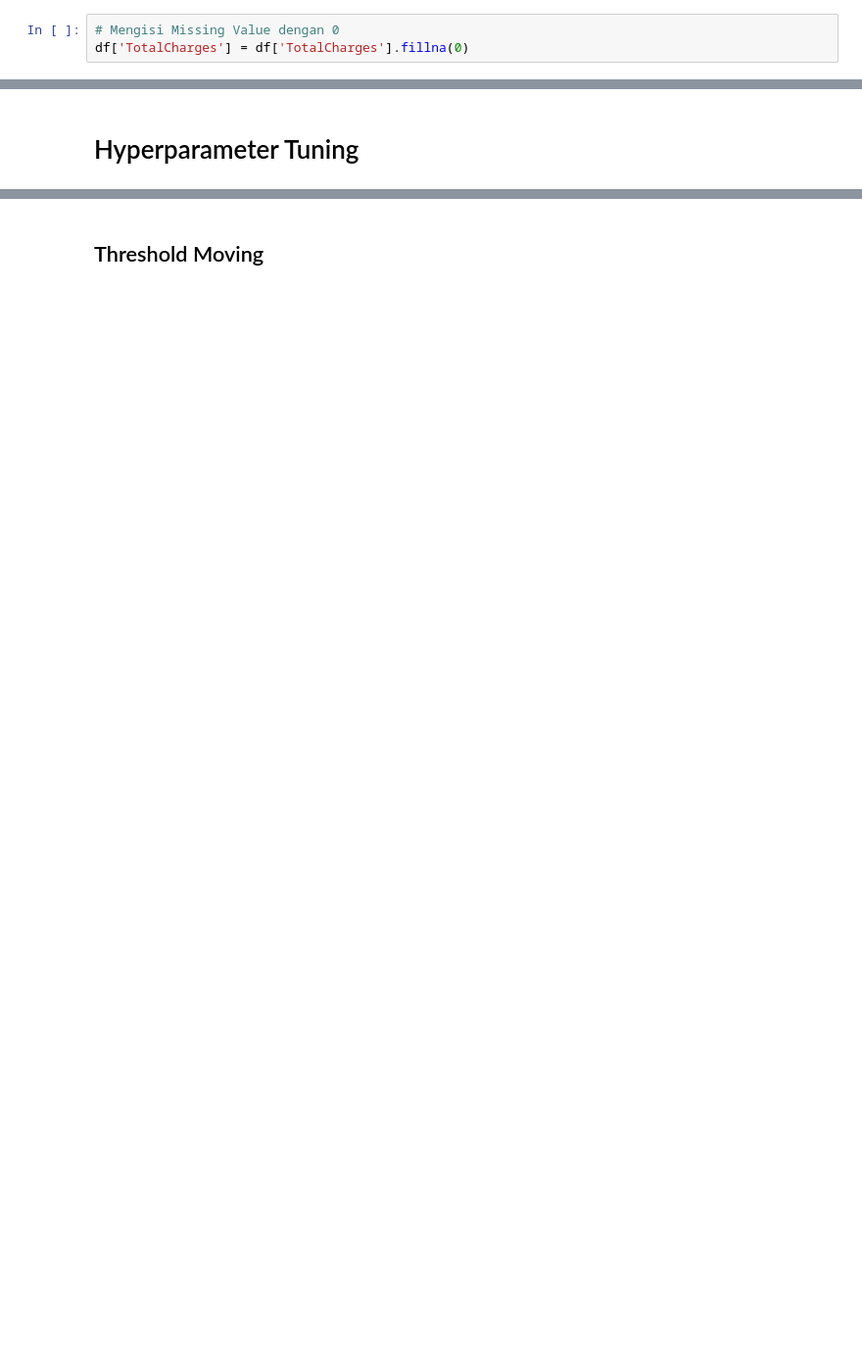
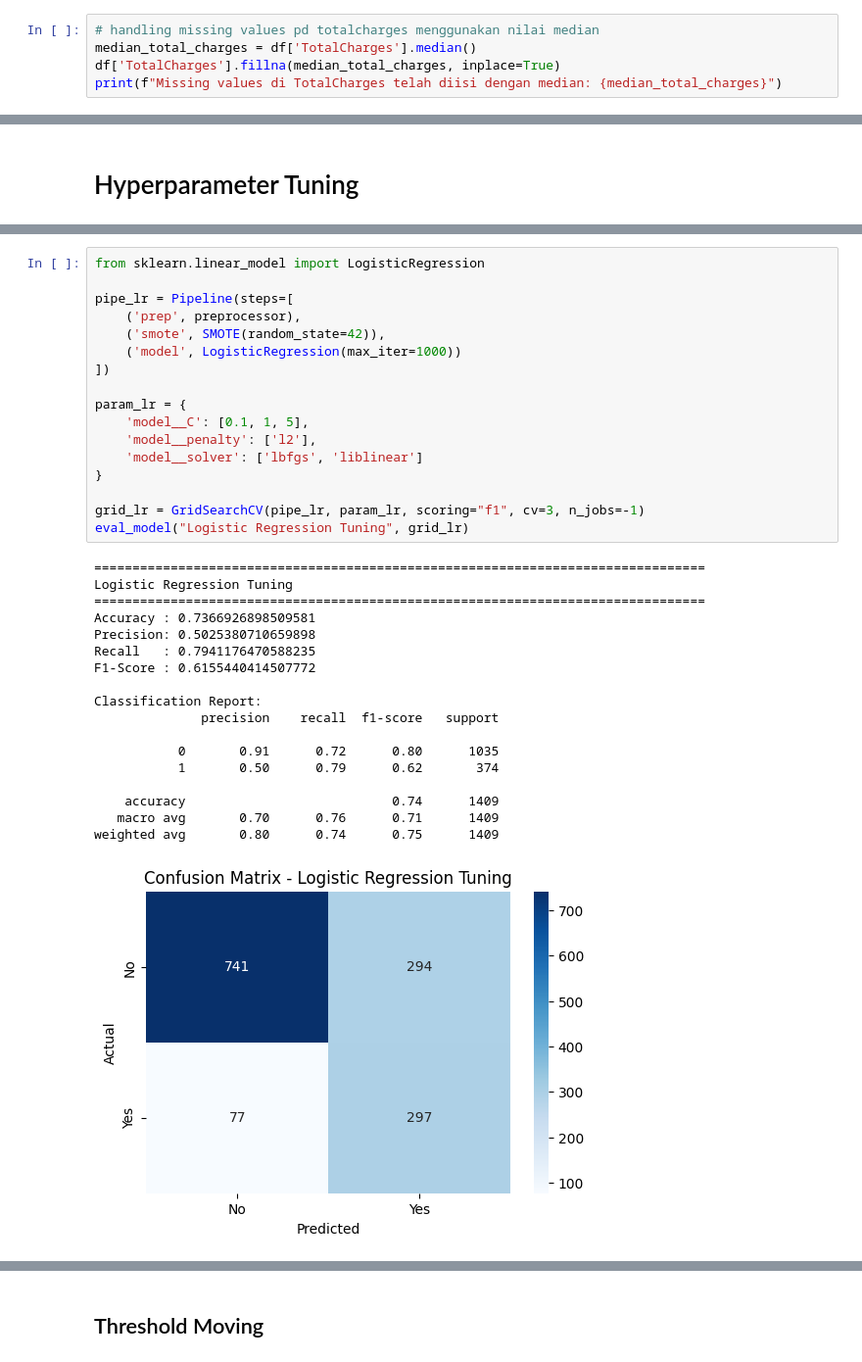
Before and after one commit to decoderr24/Telco-Churn-ML, a Jupyter notebook: telco-churn-prediction.ipynb, the cells around one changed output, grey strips where cells are left out. Shown: that part at 98% size. Cells and saved outputs as stored; diff of their text form; blank space fills up the shorter version.

```diff
--- a/telco-churn-prediction.ipynb
+++ b/telco-churn-prediction.ipynb
@@ -211,6 +285,8 @@ Menampilkan data tersebut (perhatikan kolom 'tenure'):
 | 6754 | 2775-SEFEE | 0 | 61.90 | NaN |
 # %% [markdown]
 ## Handle Missing values
-# %%
-# Mengisi Missing Value dengan 0
-df['TotalCharges'] = df['TotalCharges'].fillna(0)
+# %%
+# handling missing values pd totalcharges menggunakan nilai median
+median_total_charges = df['TotalCharges'].median()
+df['TotalCharges'].fillna(median_total_charges, inplace=True)
+print(f"Missing values di TotalCharges telah diisi dengan median: {median_total_charges}")
@@ -565,0 +858,36 @@ weighted avg       0.81      0.78      0.79      1409
+# %%
+from sklearn.linear_model import LogisticRegression
+
+pipe_lr = Pipeline(steps=[
+    ('prep', preprocessor),
+    ('smote', SMOTE(random_state=42)),
+    ('model', LogisticRegression(max_iter=1000))
+])
+
+param_lr = {
+    'model__C': [0.1, 1, 5],
+    'model__penalty': ['l2'],
+    'model__solver': ['lbfgs', 'liblinear']
+}
+
+grid_lr = GridSearchCV(pipe_lr, param_lr, scoring="f1", cv=3, n_jobs=-1)
+eval_model("Logistic Regression Tuning", grid_lr)
+# %% [output]
+================================================================================
+Logistic Regression Tuning
+================================================================================
+Accuracy : 0.7366926898509581
+Precision: 0.5025380710659898
+Recall   : 0.7941176470588235
+F1-Score : 0.6155440414507772
+
+Classification Report:
+              precision    recall  f1-score   support
+
+           0       0.91      0.72      0.80      1035
+           1       0.50      0.79      0.62       374
+
+    accuracy                           0.74      1409
+   macro avg       0.70      0.76      0.71      1409
+weighted avg       0.80      0.74      0.75      1409
+[figure, added]
```
Also changed, not shown: parts of 53 cells of this notebook.
